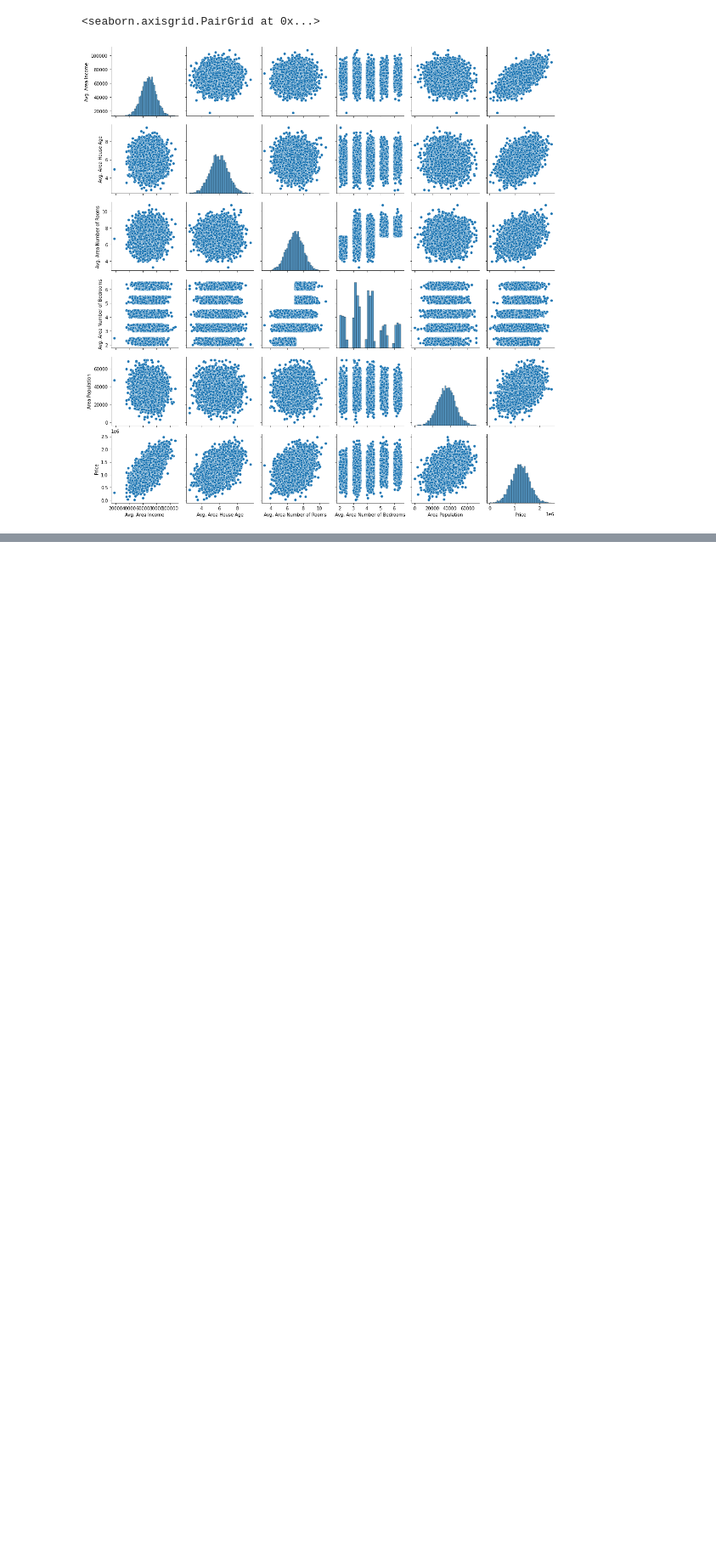
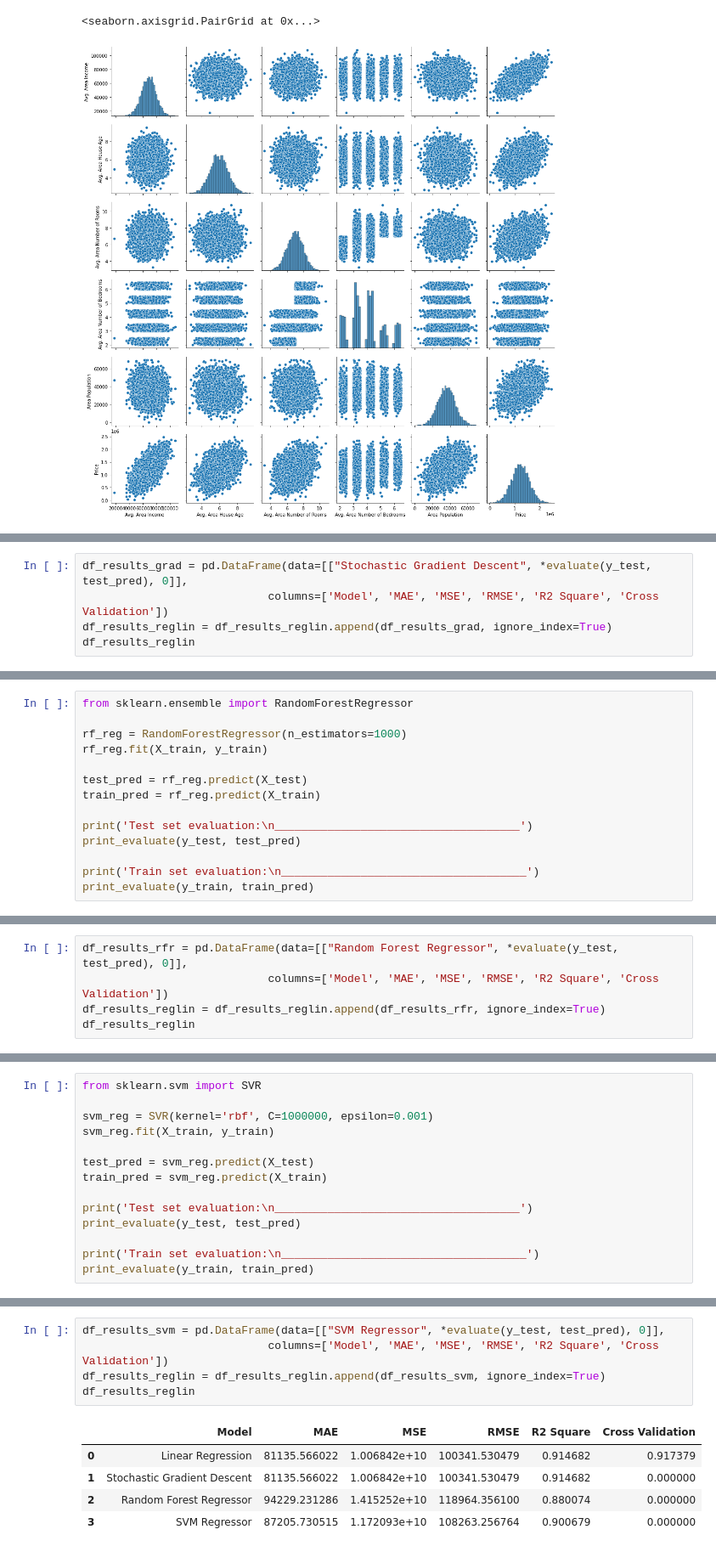
Before and after one commit to mailazorzan/house_price, a Jupyter notebook: house_price.ipynb, the cells around one changed output, grey strips where cells are left out. Shown at 85% size. Saved outputs shown, nothing was run; the diff lists cells and outputs as text; blank space fills up the shorter version.

Commit message:
adding training

```diff
--- a/house_price.ipynb
+++ b/house_price.ipynb
@@ -113,0 +256,5 @@ sns.pairplot(df_house)
+# %%
+df_results_grad = pd.DataFrame(data=[["Stochastic Gradient Descent", *evaluate(y_test, test_pred), 0]],
+                            columns=['Model', 'MAE', 'MSE', 'RMSE', 'R2 Square', 'Cross Validation'])
+df_results_reglin = df_results_reglin.append(df_results_grad, ignore_index=True)
+df_results_reglin
@@ -113,0 +267,14 @@ sns.pairplot(df_house)
+# %%
+from sklearn.ensemble import RandomForestRegressor
+
+rf_reg = RandomForestRegressor(n_estimators=1000)
+rf_reg.fit(X_train, y_train)
+
+test_pred = rf_reg.predict(X_test)
+train_pred = rf_reg.predict(X_train)
+
+print('Test set evaluation:\n_____________________________________')
+print_evaluate(y_test, test_pred)
+
+print('Train set evaluation:\n_____________________________________')
+print_evaluate(y_train, train_pred)
@@ -113,0 +296,5 @@ sns.pairplot(df_house)
+# %%
+df_results_rfr = pd.DataFrame(data=[["Random Forest Regressor", *evaluate(y_test, test_pred), 0]],
+                            columns=['Model', 'MAE', 'MSE', 'RMSE', 'R2 Square', 'Cross Validation'])
+df_results_reglin = df_results_reglin.append(df_results_rfr, ignore_index=True)
+df_results_reglin
@@ -113,0 +308,14 @@ sns.pairplot(df_house)
+# %%
+from sklearn.svm import SVR
+
+svm_reg = SVR(kernel='rbf', C=1000000, epsilon=0.001)
+svm_reg.fit(X_train, y_train)
+
+test_pred = svm_reg.predict(X_test)
+train_pred = svm_reg.predict(X_train)
+
+print('Test set evaluation:\n_____________________________________')
+print_evaluate(y_test, test_pred)
+
+print('Train set evaluation:\n_____________________________________')
+print_evaluate(y_train, train_pred)
@@ -113,0 +337,11 @@ sns.pairplot(df_house)
+# %%
+df_results_svm = pd.DataFrame(data=[["SVM Regressor", *evaluate(y_test, test_pred), 0]],
+                            columns=['Model', 'MAE', 'MSE', 'RMSE', 'R2 Square', 'Cross Validation'])
+df_results_reglin = df_results_reglin.append(df_results_svm, ignore_index=True)
+df_results_reglin
+# %% [output]
+|  | Model | MAE | MSE | RMSE | R2 Square | Cross Validation |
+| 0 | Linear Regression | 81135.566022 | 1.006842e+10 | 100341.530479 | 0.914682 | 0.917379 |
+| 1 | Stochastic Gradient Descent | 81135.566022 | 1.006842e+10 | 100341.530479 | 0.914682 | 0.000000 |
+| 2 | Random Forest Regressor | 94229.231286 | 1.415252e+10 | 118964.356100 | 0.880074 | 0.000000 |
+| 3 | SVM Regressor | 87205.730515 | 1.172093e+10 | 108263.256764 | 0.900679 | 0.000000 |
```
Also changed, not shown: parts of 25 cells of this notebook.
